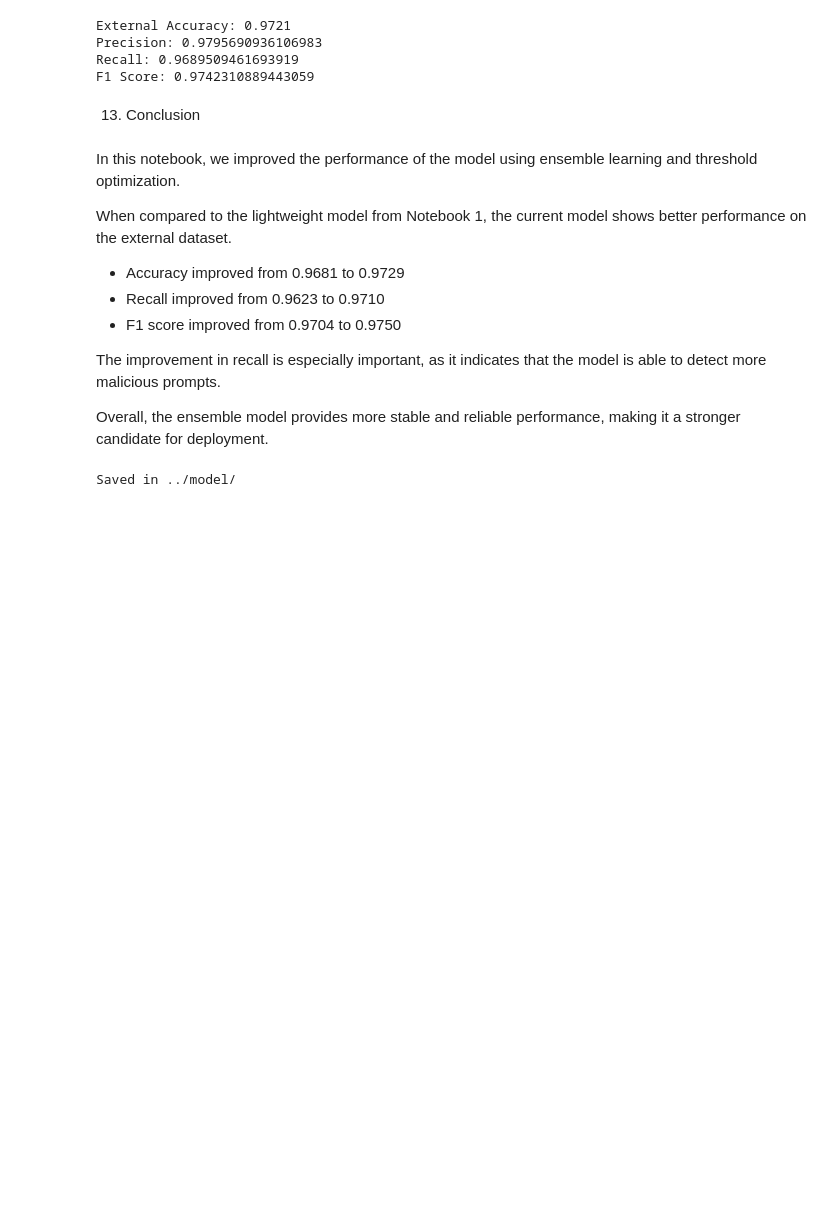
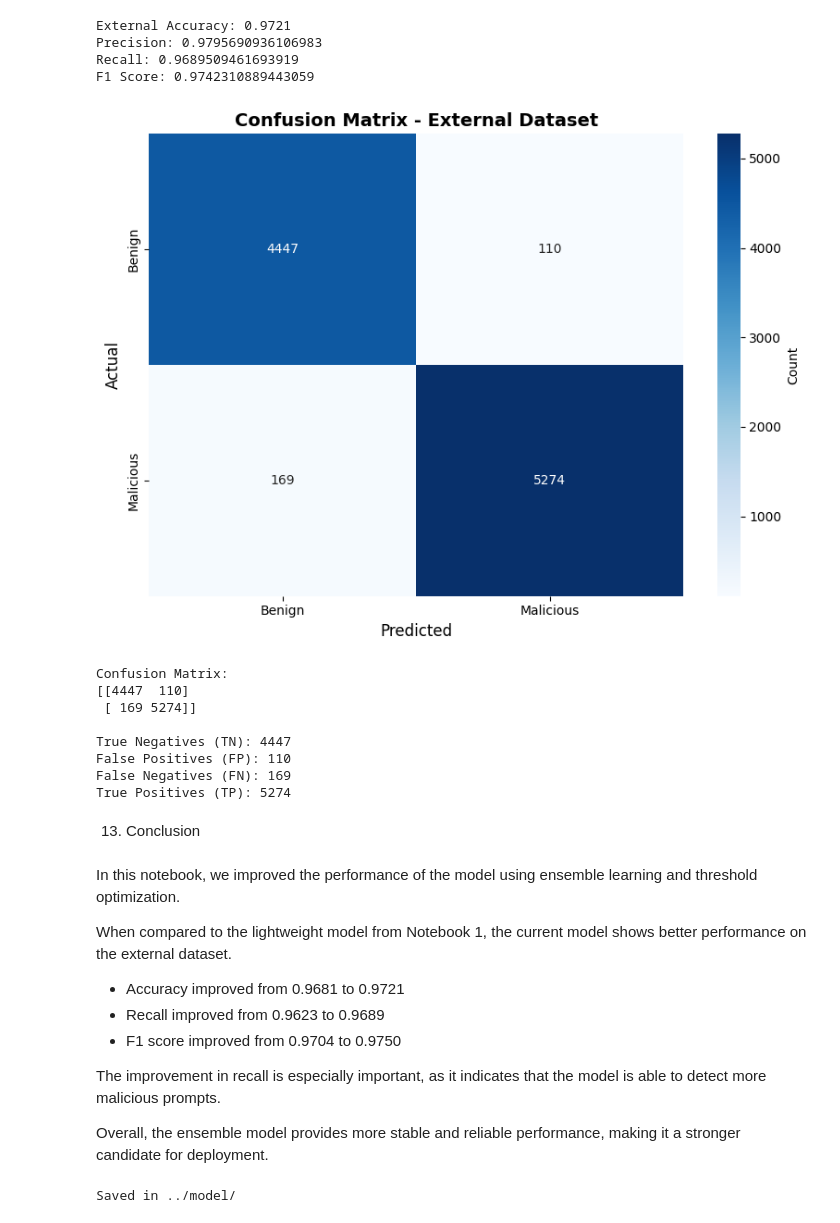
Before and after one commit to sinha-sanchay/PromptAegis, a Jupyter notebook: Notebooks/2_advanced_ml_ensemble_threshold.ipynb, the cells around one changed output. Cells and saved outputs as stored; diff of their text form; code cells hidden in the pictures; blank space fills up the shorter version.

```diff
--- a/Notebooks/2_advanced_ml_ensemble_threshold.ipynb
+++ b/Notebooks/2_advanced_ml_ensemble_threshold.ipynb
@@ -302,6 +302,41 @@ External Accuracy: 0.9721
 Precision: 0.9795690936106983
 Recall: 0.9689509461693919
 F1 Score: 0.9742310889443059
+# %%
+from sklearn.metrics import confusion_matrix
+import seaborn as sns
+
+# Confusion Matrix for External Dataset
+cm = confusion_matrix(y_ext, y_ext_pred)
+
+plt.figure(figsize=(8, 6))
+sns.heatmap(cm, annot=True, fmt='d', cmap='Blues',
+            xticklabels=['Benign', 'Malicious'],
+            yticklabels=['Benign', 'Malicious'],
+            cbar_kws={'label': 'Count'})
+plt.title('Confusion Matrix - External Dataset', fontsize=14, fontweight='bold')
+plt.ylabel('Actual', fontsize=12)
+plt.xlabel('Predicted', fontsize=12)
+plt.tight_layout()
+plt.show()
+
+# Print confusion matrix details
+print("\nConfusion Matrix:")
+print(cm)
+print(f"\nTrue Negatives (TN): {cm[0,0]}")
+print(f"False Positives (FP): {cm[0,1]}")
+print(f"False Negatives (FN): {cm[1,0]}")
+print(f"True Positives (TP): {cm[1,1]}")
+# %% [output]
+[figure, added]
+Confusion Matrix:
+[[4447  110]
+ [ 169 5274]]
+
+True Negatives (TN): 4447
+False Positives (FP): 110
+False Negatives (FN): 169
+True Positives (TP): 5274
 # %% [markdown]
 13. Conclusion
 # %% [markdown]
@@ -311,8 +346,8 @@ and threshold optimization.
 When compared to the lightweight model from Notebook 1, the current model shows
 better performance on the external dataset.
 
-- Accuracy improved from 0.9681 to 0.9729
-- Recall improved from 0.9623 to 0.9710
+- Accuracy improved from 0.9681 to 0.9721
+- Recall improved from 0.9623 to 0.9689
 - F1 score improved from 0.9704 to 0.9750
 
 The improvement in recall is especially important, as it indicates that the model
```
Also changed, not shown: parts of 4 cells of this notebook, 21 other files.
